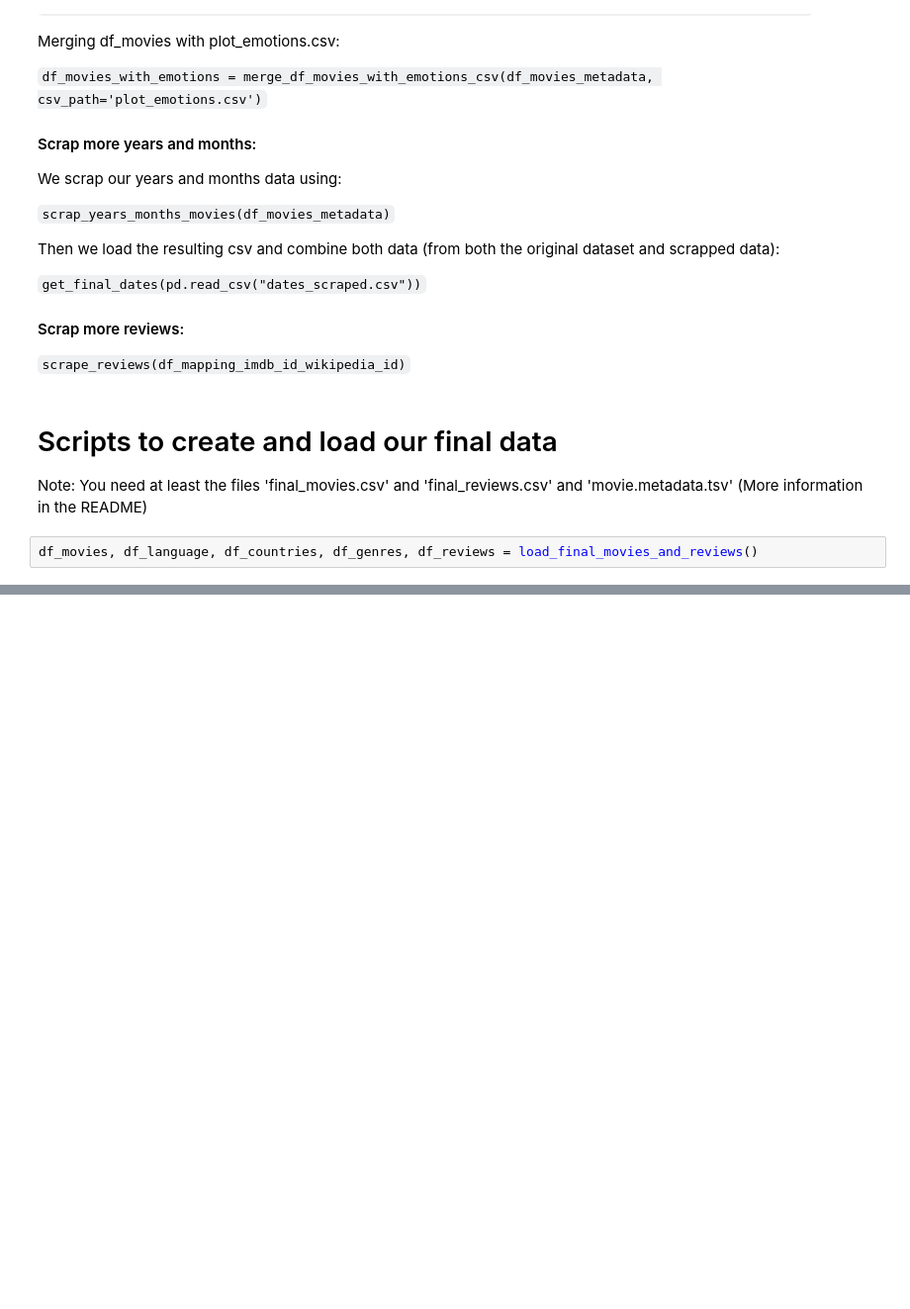
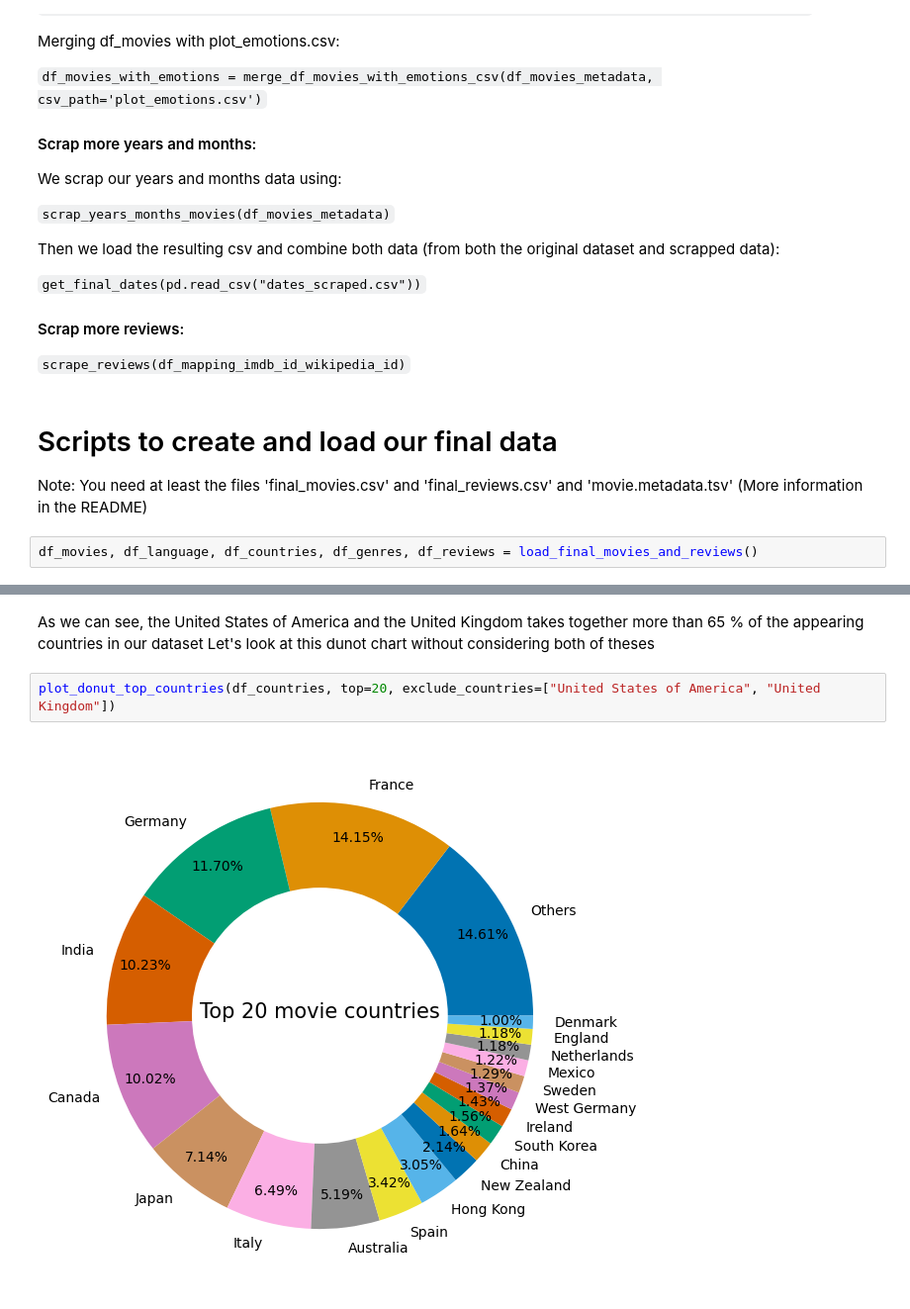
Before and after one commit to epfl-ada/ada-2024-project-sparkling, a Jupyter notebook: analysis.ipynb, the cells around one changed output, grey strips where cells are left out. Shown: that part at 99% size. Cells and saved outputs as stored; diff of their text form; blank space fills up the shorter version.

```diff
--- a/analysis.ipynb
+++ b/analysis.ipynb
@@ -53,0 +87,7 @@ df_movies, df_language, df_countries, df_genres, df_reviews = load_final_movies_
+# %% [markdown]
+As we can see, the United States of America and the United Kingdom takes together more than 65 % of the appearing countries in our dataset
+Let's look at this dunot chart without considering both of theses
+# %%
+plot_donut_top_countries(df_countries, top=20, exclude_countries=["United States of America", "United Kingdom"])
+# %% [output]
+[figure, added]
```
Also changed, not shown: parts of 8 cells of this notebook, 1 other file.
